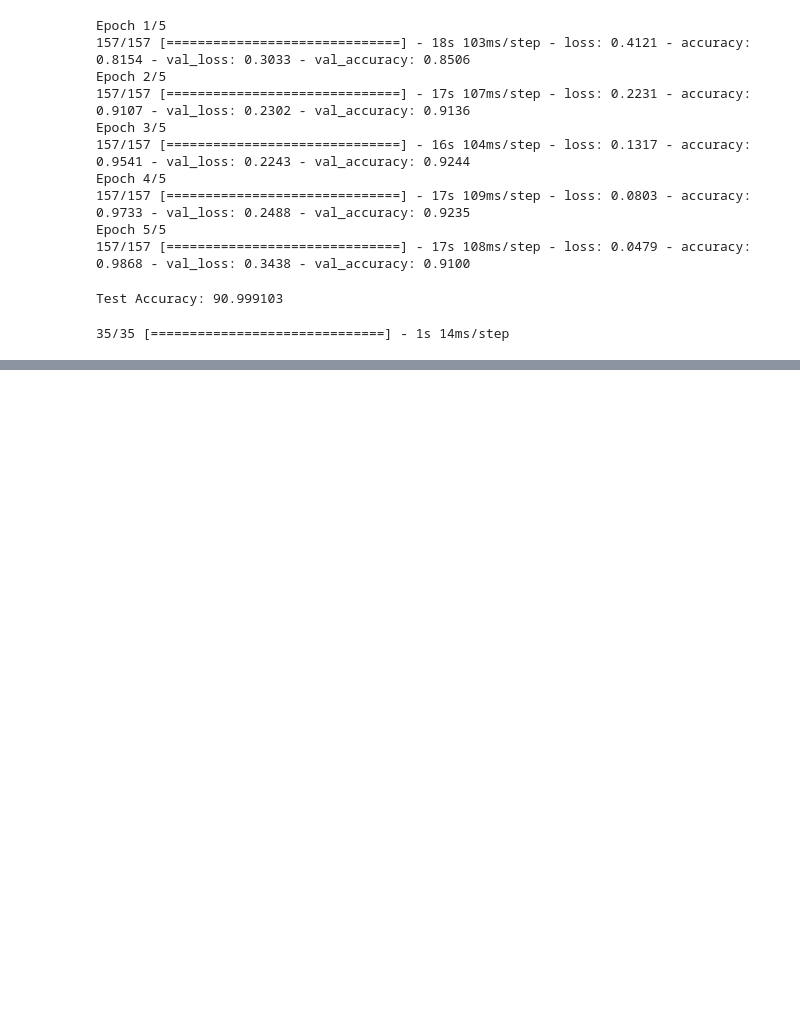
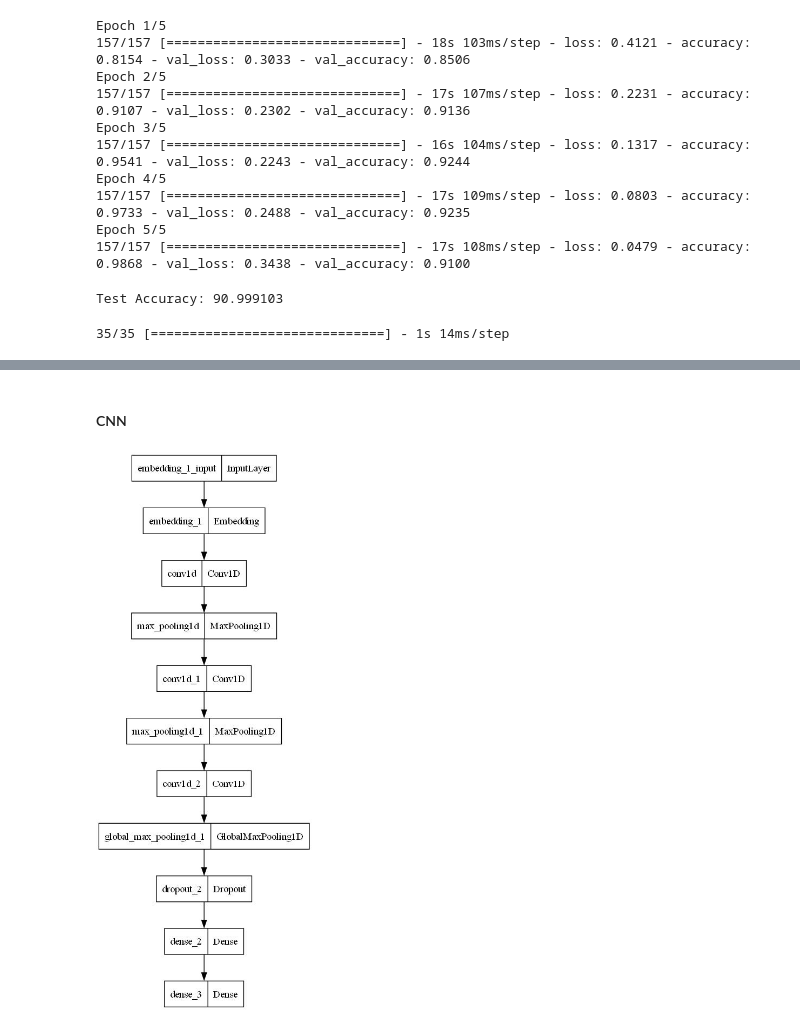
Before and after one commit to second-ali/AI-Final-Project-Ali_Haddadi, a Jupyter notebook: binary/BinaryClassification.ipynb, the cells around one changed output, grey strips where cells are left out. Cells and saved outputs as stored; diff of their text form; code cells hidden in the pictures; blank space fills up the shorter version.

```diff
--- a/binary/BinaryClassification.ipynb
+++ b/binary/BinaryClassification.ipynb
@@ -340,0 +478,7 @@ y_pred_cnn=(predict_x_cnn > 0.5).astype(int)
+# %% [markdown]
+#### CNN
+# %%
+
+plot_model(model_cnn, to_file=f'./plots/{id_cnn}_model_graph_cnn.jpg')
+# %% [output]
+[figure, added]
```
Also changed, not shown: parts of 21 cells of this notebook.
